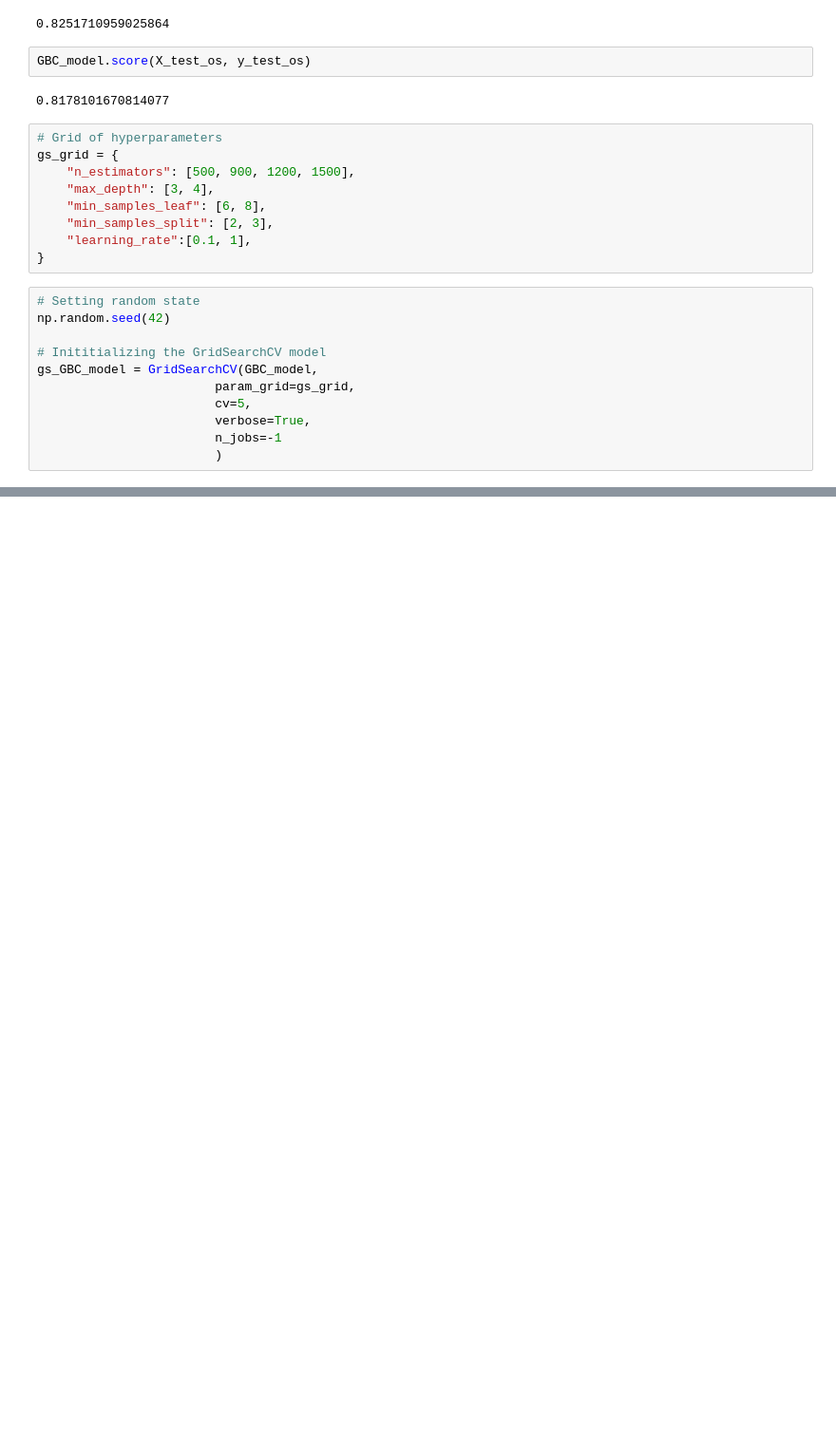
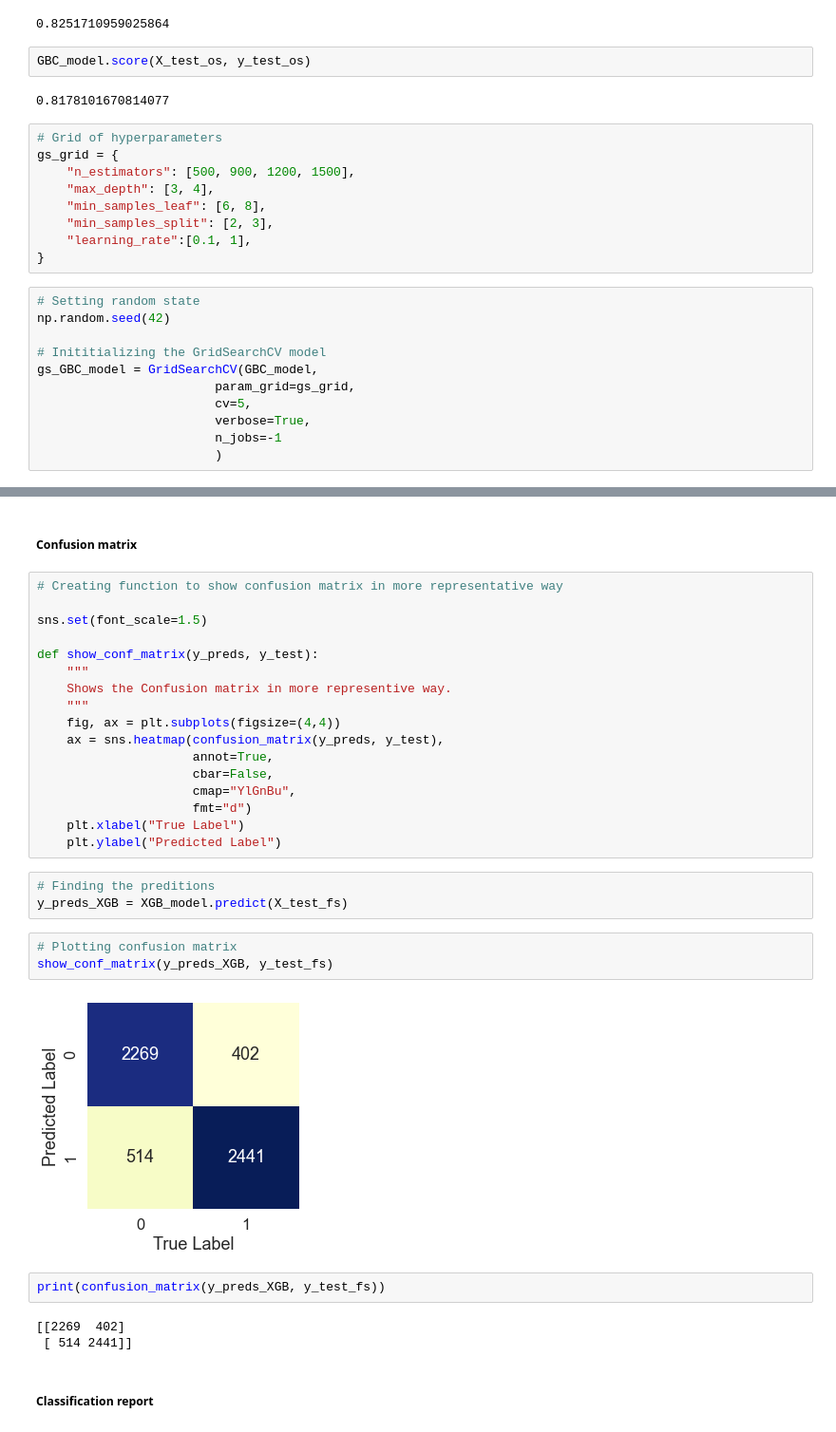
Before and after one commit to Tanishq-19/Data-Science-Job-CHange-Predition, a Jupyter notebook: Data-Science-Job-Change-Prediction.ipynb, the cells around one changed output, grey strips where cells are left out. Shown: that part at 95% size. Cells and saved outputs as stored; diff of their text form; blank space fills up the shorter version.

```diff
--- a/Data-Science-Job-Change-Prediction.ipynb
+++ b/Data-Science-Job-Change-Prediction.ipynb
@@ -750,0 +1156,34 @@ gs_GBC_model.score(X_test_os, y_test_os)
+# %% [markdown]
+##### Confusion matrix
+# %%
+# Creating function to show confusion matrix in more representative way
+
+sns.set(font_scale=1.5)
+
+def show_conf_matrix(y_preds, y_test):
+    """
+    Shows the Confusion matrix in more representive way.
+    """
+    fig, ax = plt.subplots(figsize=(4,4))
+    ax = sns.heatmap(confusion_matrix(y_preds, y_test),
+                     annot=True,
+                     cbar=False,
+                     cmap="YlGnBu",
+                     fmt="d")
+    plt.xlabel("True Label")
+    plt.ylabel("Predicted Label")
+# %%
+# Finding the preditions
+y_preds_XGB = XGB_model.predict(X_test_fs)
+# %%
+# Plotting confusion matrix
+show_conf_matrix(y_preds_XGB, y_test_fs)
+# %% [output]
+[figure, added]
+# %%
+print(confusion_matrix(y_preds_XGB, y_test_fs))
+# %% [output]
+[[2269  402]
+ [ 514 2441]]
+# %% [markdown]
+##### Classification report
```
Also changed, not shown: parts of 58 cells of this notebook, 1 other file.
